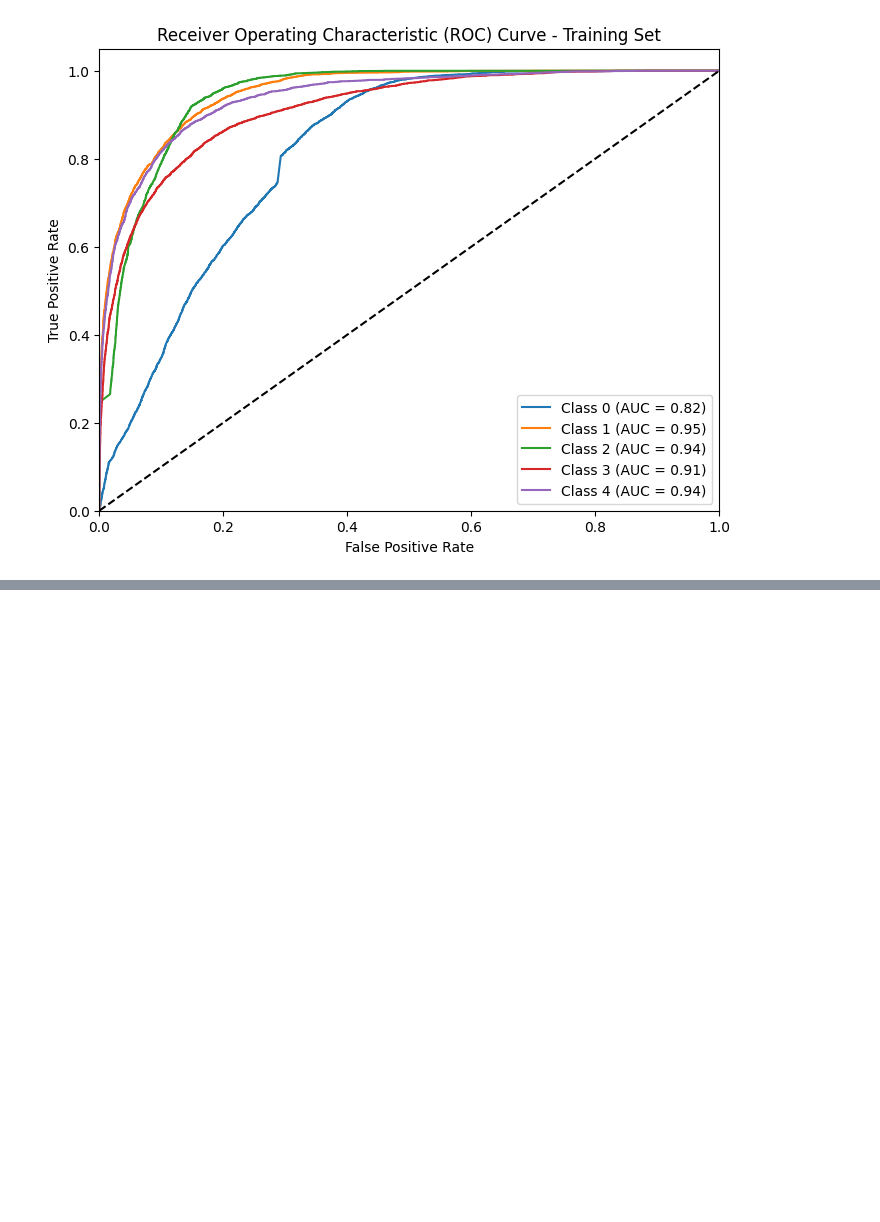
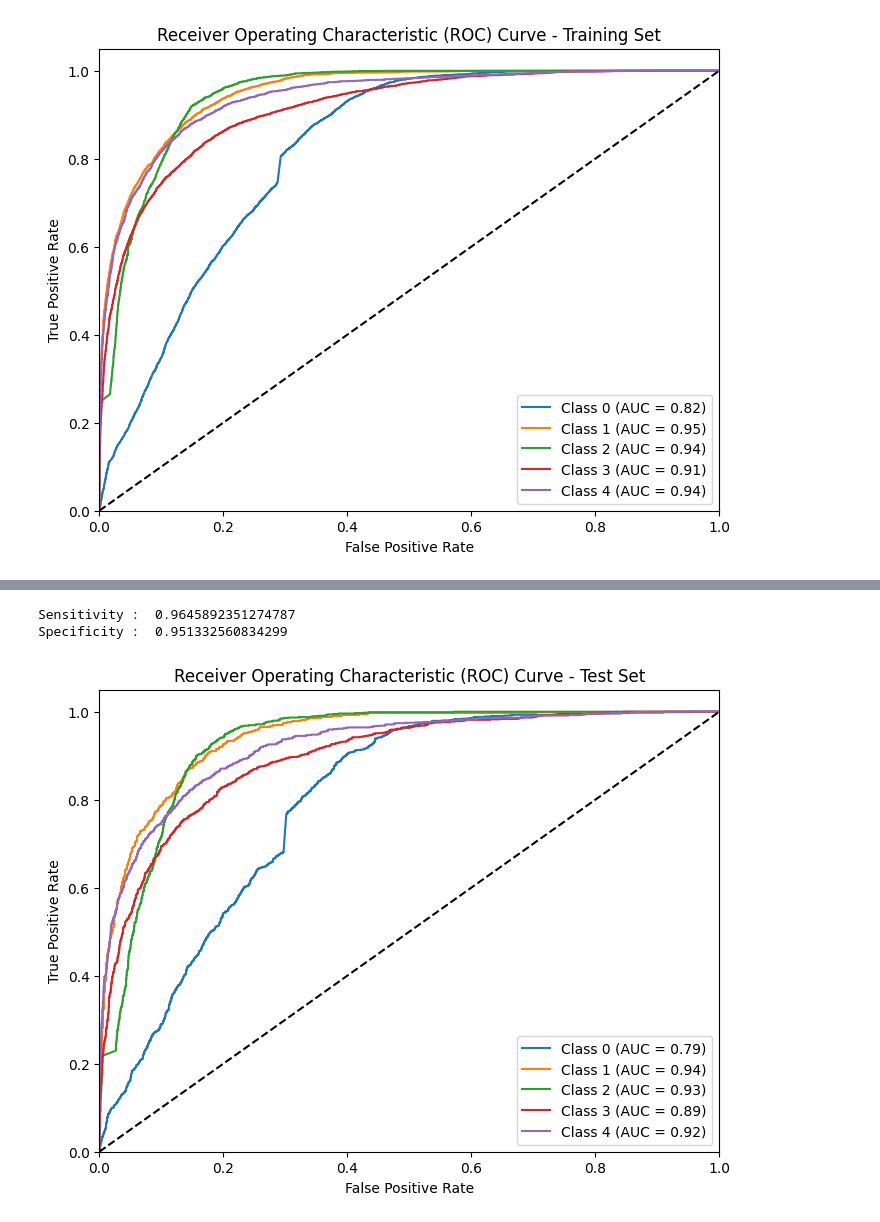
Before and after one commit to sumanapalle065/LC25000-Hybrid-Architecture-using-DL, a Jupyter notebook: LC25000_Hybrid_Arc.ipynb, the cells around one changed output, grey strips where cells are left out. Drawn from its saved outputs; the diff is of its cells as text; code cells hidden in the pictures; blank space fills up the shorter version.

```diff
--- a/LC25000_Hybrid_Arc.ipynb
+++ b/LC25000_Hybrid_Arc.ipynb
@@ -523,0 +576,55 @@ matplib.show()
+# %%
+# Calculate sensitivity, also referred to as the recall for the positive class
+# Formula: True Positives cm[0,0] by total actual positives cm[0,0]+ False Negatives cm[0,1]
+sensitivity = cm[0,0]/(cm[0,0]+cm[0,1])
+print('Sensitivity : ', sensitivity )
+
+# Calculate specificity, which is the ability to correctly classify true negatives
+# Formula: True Negatives cm[1,1] by total actual negatives cm[1,0] + True Negatives cm[1,1]
+
+specificity = cm[1,1]/(cm[1,0]+cm[1,1])
+print('Specificity : ', specificity)
+# %% [output]
+Sensitivity :  0.9645892351274787
+Specificity :  0.951332560834299
+# %%
+
+# Binarize the true labels for ROC curve computation
+ytest_lung_colon_image_set_df_bin = label_binarize(y_true, classes=list(range(5)))
+# Compute ROC curve and AUC for each class
+fpr = dict()
+tpr = dict()
+roc_auc = dict()
+# Dictionaries for FPR, TPR and AUC of each class
+for i in range(5):
+    # Use y_pred_prob instead of y_pred to get probability scores
+    fpr[i], tpr[i], _ = roc_curve(ytest_lung_colon_image_set_df_bin[:, i], y_pred_prob[:, i])
+    roc_auc[i] = auc(fpr[i], tpr[i])
+# Plot a new figure for ROC curves
+matplib.figure(figsize=(8, 6))  # Create a new figure with a size of 8x6 inches.
+for i in range(5):  # Loop through 5 classes (assumes you have multi-class data).
+    matplib.plot(fpr[i], tpr[i], label=f'Class {i} (AUC = {roc_auc[i]:.2f})')
+    # Plot the ROC curve for each class using False Positive Rate (fpr) and True Positive Rate (tpr).
+    # Add a label that includes the class index and its AUC (Area Under the Curve).
+
+matplib.plot([0, 1], [0, 1], 'k--')
+# Plot a diagonal reference line (y=x) in black dashed style ('k--').
+
+# This represents the performance of a random classifier.
+
+matplib.xlim([0.0, 1.0])  # Set the x-axis limits to range from 0 to 1.
+
+matplib.ylim([0.0, 1.05])  # Set the y-axis limits to range from 0 to slightly above 1 for clarity.
+
+matplib.xlabel('False Positive Rate')  # Label the x-axis as "False Positive Rate".
+matplib.ylabel('True Positive Rate')  # Label the y-axis as "True Positive Rate".
+
+matplib.title('Receiver Operating Characteristic (ROC) Curve - Test Set')
+# Add a title to the plot describing it as an ROC curve for the test set.
+
+matplib.legend(loc="lower right")
+# Add a legend in the lower right corner to identify the curves for each class.
+
+matplib.show()  # Display the finalized ROC curve plot.
+# %% [output]
+[figure, added]
```
Also changed, not shown: parts of 4 cells of this notebook.
